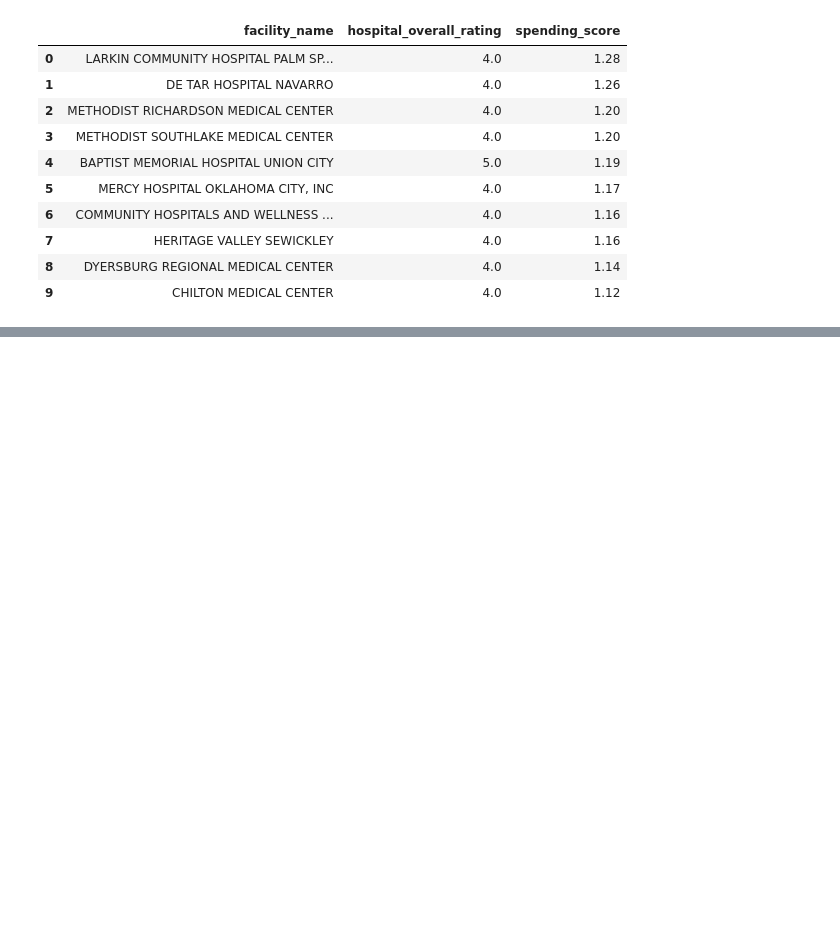
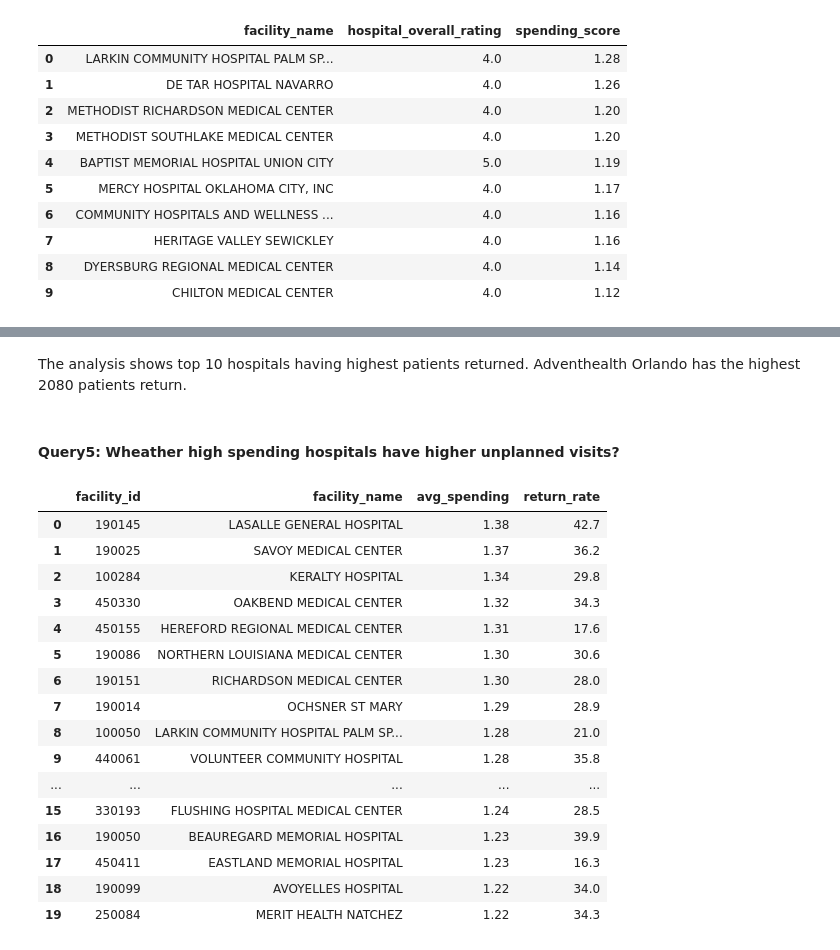
Before and after one commit to Archana-sth/hospital-performance-analysis, a Jupyter notebook: Notebook/hospital_performance_analysis.ipynb, the cells around one changed output, grey strips where cells are left out. Drawn from its saved outputs; the diff is of its cells as text; code cells hidden in the pictures; blank space fills up the shorter version.

```diff
--- a/Notebook/hospital_performance_analysis.ipynb
+++ b/Notebook/hospital_performance_analysis.ipynb
@@ -719,0 +430,43 @@ result3
+# %% [markdown]
+The analysis shows top 10 hospitals having highest patients returned. Adventhealth Orlando has the highest 2080 patients return.
+# %% [markdown]
+#### Query5: Wheather high spending hospitals have higher unplanned visits?
+# %%
+query5 = '''select
+    h.facility_id,
+    h.facility_name,
+    avg(m.spending_score) as avg_spending,
+    round(sum(u.num_patient_returned)/sum(u.num_patients),3)*100 as return_rate
+from hospital_info h
+join medicare_spending m
+    on h.facility_id = m.facility_id
+join unplanned_visits u
+    on h.facility_id = u.facility_id
+WHERE u.end_date >= '2023-01-01'
+AND u.start_date <= '2023-12-31'
+group by h.facility_id, h.facility_name
+HAVING SUM(u.num_patients) > 0
+order by avg_spending desc
+limit 20;
+
+'''
+result5 = pd.read_sql(query5, connection)
+result5
+# %% [output]
+|  | facility_id | facility_name | avg_spending | return_rate |
+| 0 | 190145 | LASALLE GENERAL HOSPITAL | 1.38 | 42.7 |
+| 1 | 190025 | SAVOY MEDICAL CENTER | 1.37 | 36.2 |
+| 2 | 100284 | KERALTY HOSPITAL | 1.34 | 29.8 |
+| 3 | 450330 | OAKBEND MEDICAL CENTER | 1.32 | 34.3 |
+| 4 | 450155 | HEREFORD REGIONAL MEDICAL CENTER | 1.31 | 17.6 |
+| 5 | 190086 | NORTHERN LOUISIANA MEDICAL CENTER | 1.30 | 30.6 |
+| 6 | 190151 | RICHARDSON MEDICAL CENTER | 1.30 | 28.0 |
+| 7 | 190014 | OCHSNER ST MARY | 1.29 | 28.9 |
+| 8 | 100050 | LARKIN COMMUNITY HOSPITAL PALM SP... | 1.28 | 21.0 |
+| 9 | 440061 | VOLUNTEER COMMUNITY HOSPITAL | 1.28 | 35.8 |
+| ... | ... | ... | ... | ... |
+| 15 | 330193 | FLUSHING HOSPITAL MEDICAL CENTER | 1.24 | 28.5 |
+| 16 | 190050 | BEAUREGARD MEMORIAL HOSPITAL | 1.23 | 39.9 |
+| 17 | 450411 | EASTLAND MEMORIAL HOSPITAL | 1.23 | 16.3 |
+| 18 | 190099 | AVOYELLES HOSPITAL | 1.22 | 34.0 |
+| 19 | 250084 | MERIT HEALTH NATCHEZ | 1.22 | 34.3 |
```
Also changed, not shown: parts of 40 cells of this notebook, 1 other file.
